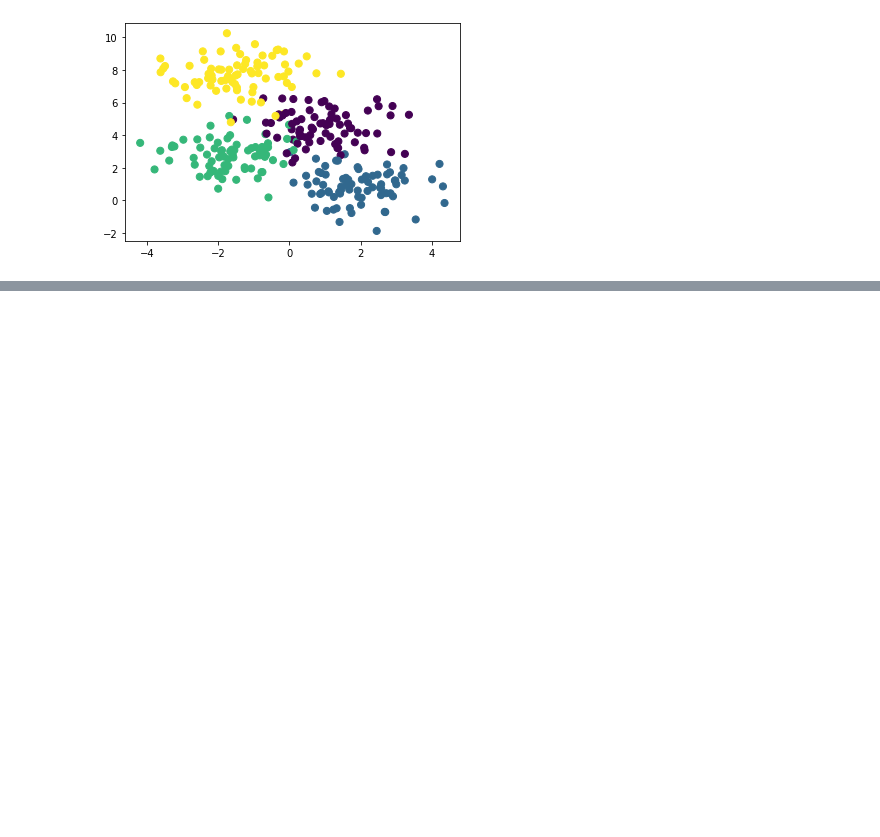
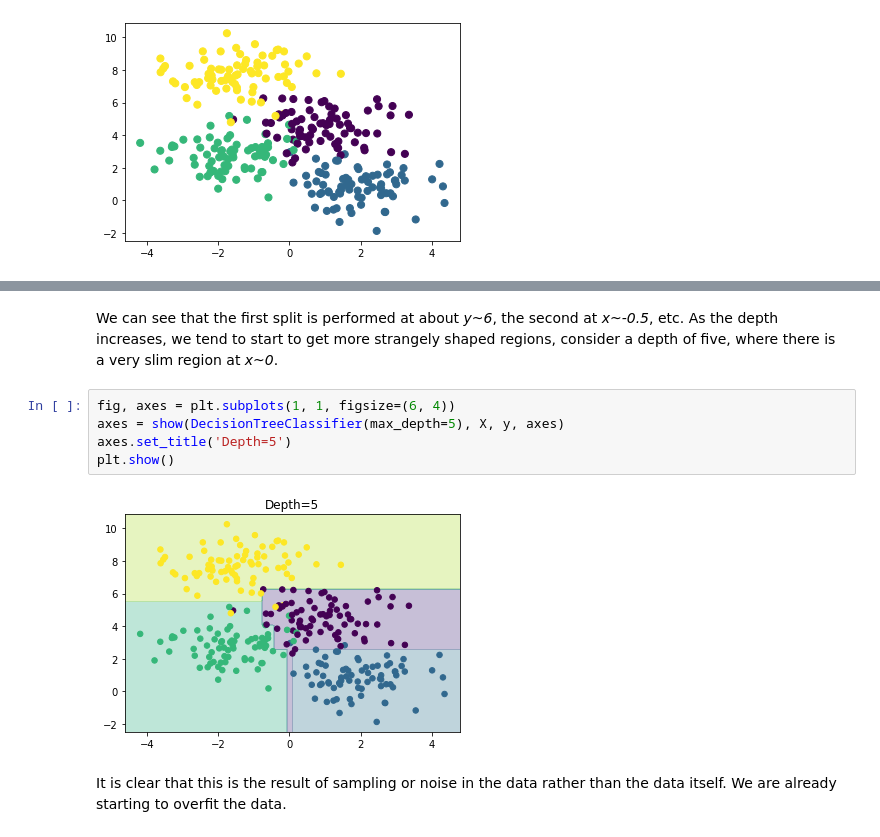
Before and after one commit to arm61/trad_ml_methods, a Jupyter notebook: decision_trees.ipynb, the cells around one changed output, grey strips where cells are left out. Drawn from its saved outputs; the diff is of its cells as text; blank space fills up the shorter version.

```diff
--- a/decision_trees.ipynb
+++ b/decision_trees.ipynb
@@ -23,0 +35,13 @@ A simple decision tree built on this data would iteratively split the data along
+# %% [markdown]
+We can see that the first split is performed at about *y~6*, the second at *x~-0.5*, etc.
+As the depth increases, we tend to start to get more strangely shaped regions, consider a depth of five, where there is a very slim region at *x~0*.
+# %%
+fig, axes = plt.subplots(1, 1, figsize=(6, 4))
+axes = show(DecisionTreeClassifier(max_depth=5), X, y, axes)
+axes.set_title('Depth=5')
+plt.show()
+# %% [output]
+[figure, added]
+# %% [markdown]
+It is clear that this is the result of sampling or noise in the data rather than the data itself.
+We are already starting to overfit the data.
```
Also changed, not shown: parts of 3 cells of this notebook, 1 other file.
